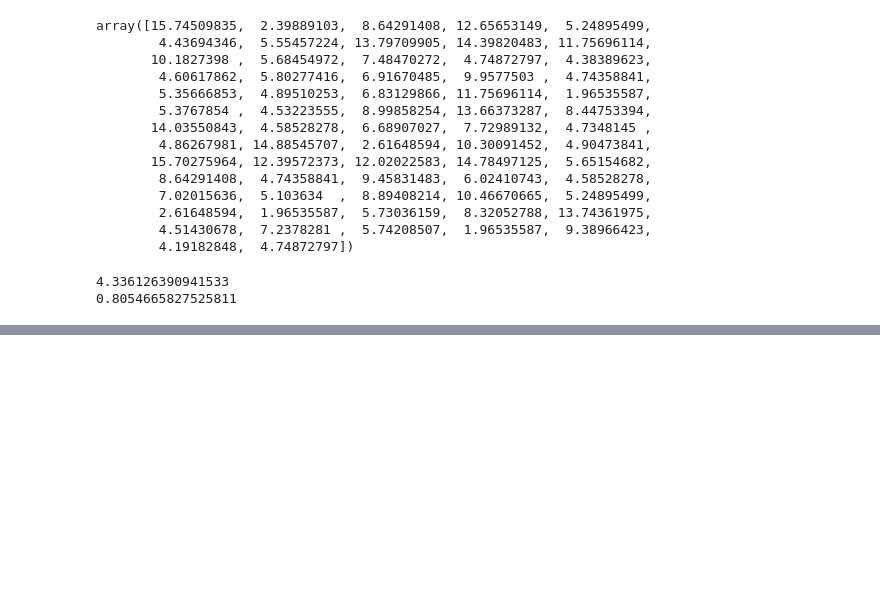
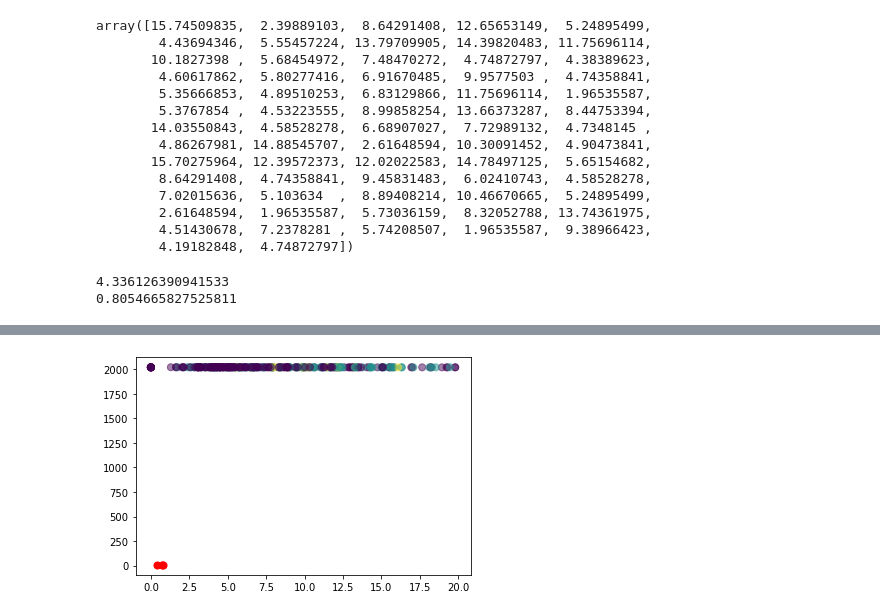
Before and after one commit to olesiam10/Homework, a Jupyter notebook: FinalProject/final_project.ipynb, the cells around one changed output, grey strips where cells are left out. Saved outputs shown, nothing was run; the diff lists cells and outputs as text; code cells hidden in the pictures; blank space fills up the shorter version.

```diff
--- a/FinalProject/final_project.ipynb
+++ b/FinalProject/final_project.ipynb
@@ -255,0 +296,6 @@ print(r2_score(y_test, y_pred))
+# %%
+#training model
+kmeans = KMeans(n_clusters = 3, init = 'k-means++')
+y_kmeans = kmeans.fit_predict(clean2)
+
+print(y_kmeans)
@@ -255,0 +313,8 @@ print(r2_score(y_test, y_pred))
+# %%
+centroids = kmeans.cluster_centers_
+
+plt.scatter(clean2['POSITIVITYRATE'], clean2['year'], c= kmeans.labels_.astype(float), s=50, alpha=0.5)
+plt.scatter(centroids[:, 0], centroids[:, 1], c='red', s=50)
+plt.show()
+# %% [output]
+[figure, added]
```
Also changed, not shown: parts of 15 cells of this notebook, 1 other file.
